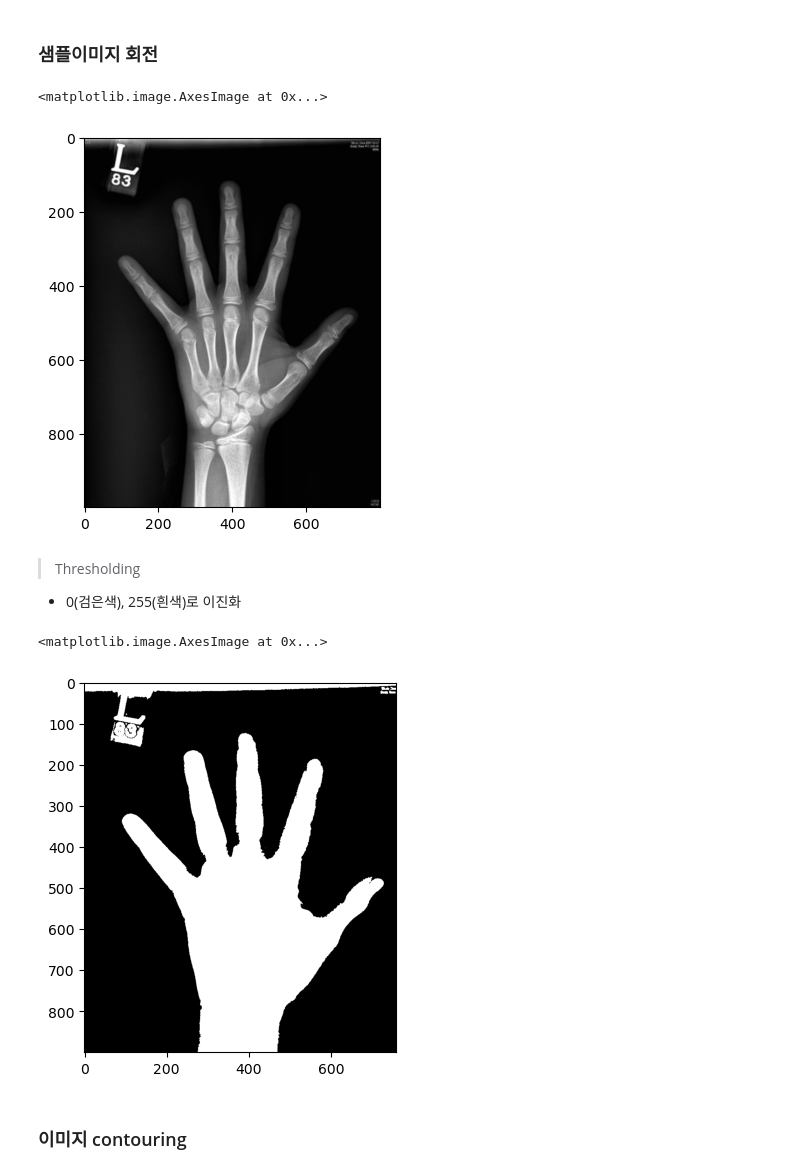
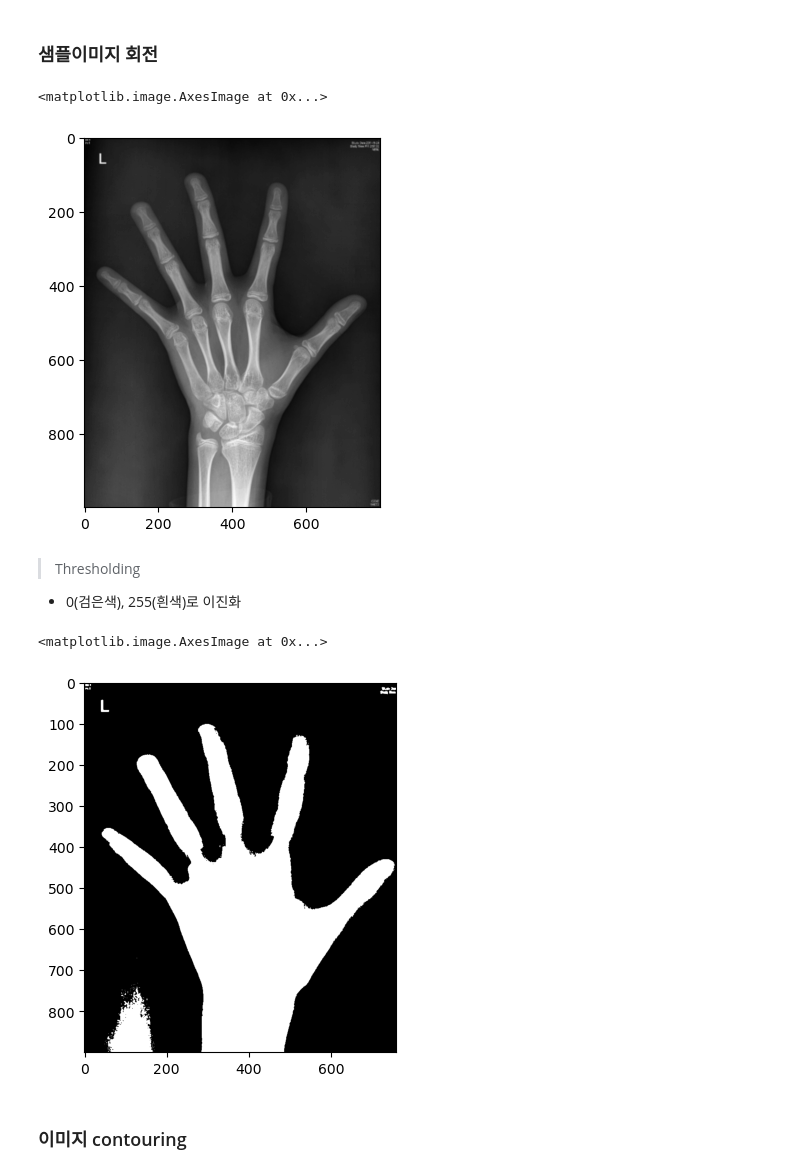
Before and after one commit to Junoflows/BoneAge_Project, a Jupyter notebook: preprocessing.ipynb, the cells around one changed output. Saved outputs shown, nothing was run; the diff lists cells and outputs as text; code cells hidden in the pictures.

```diff
--- a/preprocessing.ipynb
+++ b/preprocessing.ipynb
@@ -155,11 +155,11 @@ data.head()
 # %% [markdown]
 ### 샘플이미지 회전
 # %%
-temp_img = cv2.imread('골밀도 데이터/pre_image/666.jpg',cv2.IMREAD_GRAYSCALE)
+temp_img = cv2.imread('골밀도 데이터/pre_image/187.jpg',cv2.IMREAD_GRAYSCALE)
 plt.imshow(temp_img, 'gray')
 # %% [output]
 <matplotlib.image.AxesImage at 0x...>
-[figure, old version]
+[figure, new version]
 # %% [markdown]
 > Thresholding
 + 0(검은색), 255(흰색)로 이진화
@@ -175,7 +175,7 @@ ret, img = cv2.threshold(img, temp_img.mean(), 255, cv2.THRESH_BINARY)
 plt.imshow(img,"gray")
 # %% [output]
 <matplotlib.image.AxesImage at 0x...>
-[figure, old version]
+[figure, new version]
 # %% [markdown]
 ### 이미지 contouring
 # %%
```
Also changed, not shown: parts of 4 cells of this notebook.
